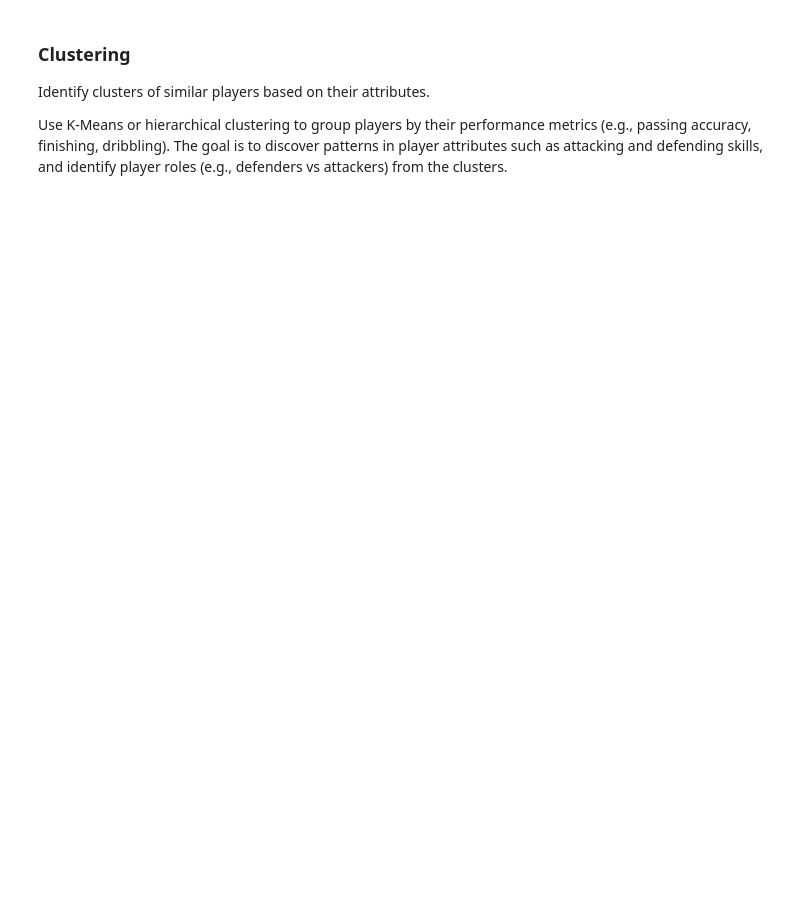
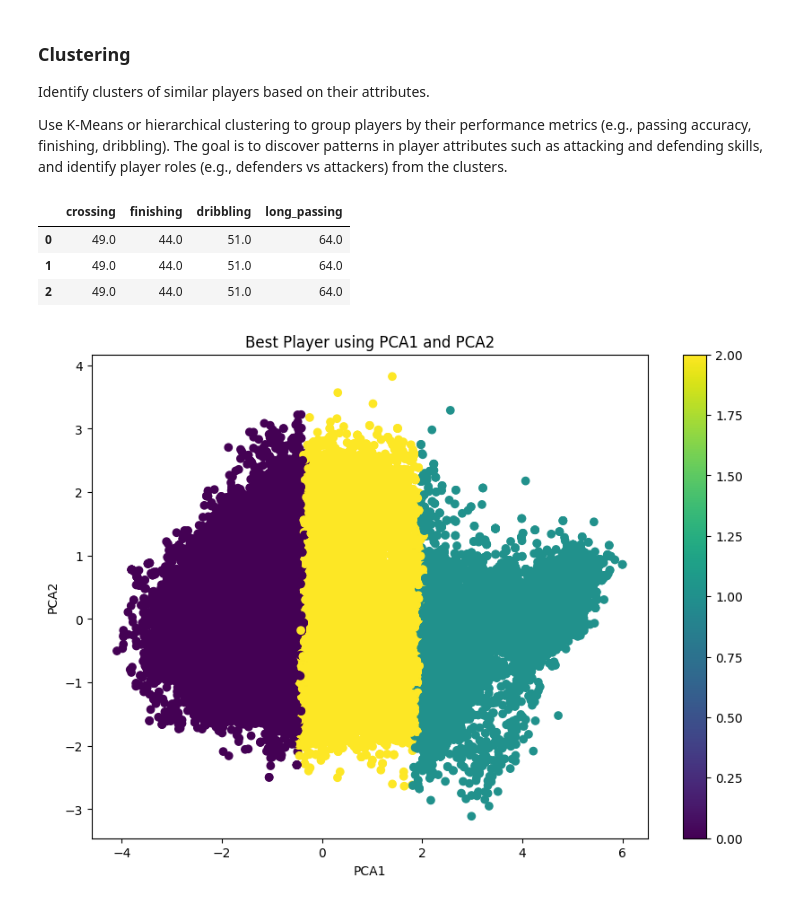
Before and after one commit to imildositoe/all_ml_algorithms_european_soccer_database, a Jupyter notebook: clustering.ipynb, the cells around one changed output. Drawn from its saved outputs; the diff is of its cells as text; code cells hidden in the pictures; blank space fills up the shorter version.

Commit message:
code corrected and scatter plot showing

```diff
--- a/clustering.ipynb
+++ b/clustering.ipynb
@@ -18,14 +18,21 @@ conn = sqlite3.connect('database.sqlite')
 df_pp_attributes = pd.read_sql('SELECT pa.crossing AS crossing, pa.finishing AS finishing, pa.dribbling as dribbling, pa.long_passing AS long_passing FROM Player p JOIN Player_Attributes pa ON p.player_api_id = pa.player_api_id', conn)
 conn.close()
 # %%
+# Data preprocessing
+df_pp_attributes = df_pp_attributes.dropna()
 df_pp_attributes.head(3)
+# %% [output]
+|  | crossing | finishing | dribbling | long_passing |
+| 0 | 49.0 | 44.0 | 51.0 | 64.0 |
+| 1 | 49.0 | 44.0 | 51.0 | 64.0 |
+| 2 | 49.0 | 44.0 | 51.0 | 64.0 |
 # %%
 # Scale the data
 features = ['crossing', 'finishing', 'dribbling', 'long_passing']
 scaler =  StandardScaler()
 df_pp_attributes_scaled = scaler.fit_transform(df_pp_attributes[features])
 # %%
-kmeans = KMeans(n_clusters=3, random_state=0)
+kmeans = KMeans(n_init='auto', n_clusters=3, random_state=0)
 df_pp_attributes['cluster'] = kmeans.fit_predict(df_pp_attributes_scaled)
 # %%
 # Map clusters to the categories to know which cluster represents which category ('Good', 'Intermediate', and 'Bad') in order to label the clusters and color them
@@ -38,9 +45,11 @@ df_pp_attributes['PCA2'] = df_pp_attributes_pca[:, 1]
 # %%
 # Visualize the scatter plot
 plt.figure(figsize=(10, 7))
-plt.scatter(df_pp_attributes['PCA1'], df_pp_attributes['PCA2'], c=df_pp_attributes['cluster'], cmap='viridis', marker='o')
+plt.scatter(df_pp_attributes['PCA1'], df_pp_attributes['PCA2'], c=df_pp_attributes['cluster'], cmap='viridis')
 plt.xlabel('PCA1')
 plt.ylabel('PCA2')
 plt.title('Best Player using PCA1 and PCA2')
 plt.colorbar()
 plt.show()
+# %% [output]
+[figure, added]
```
Also changed, not shown: 1 other file.
